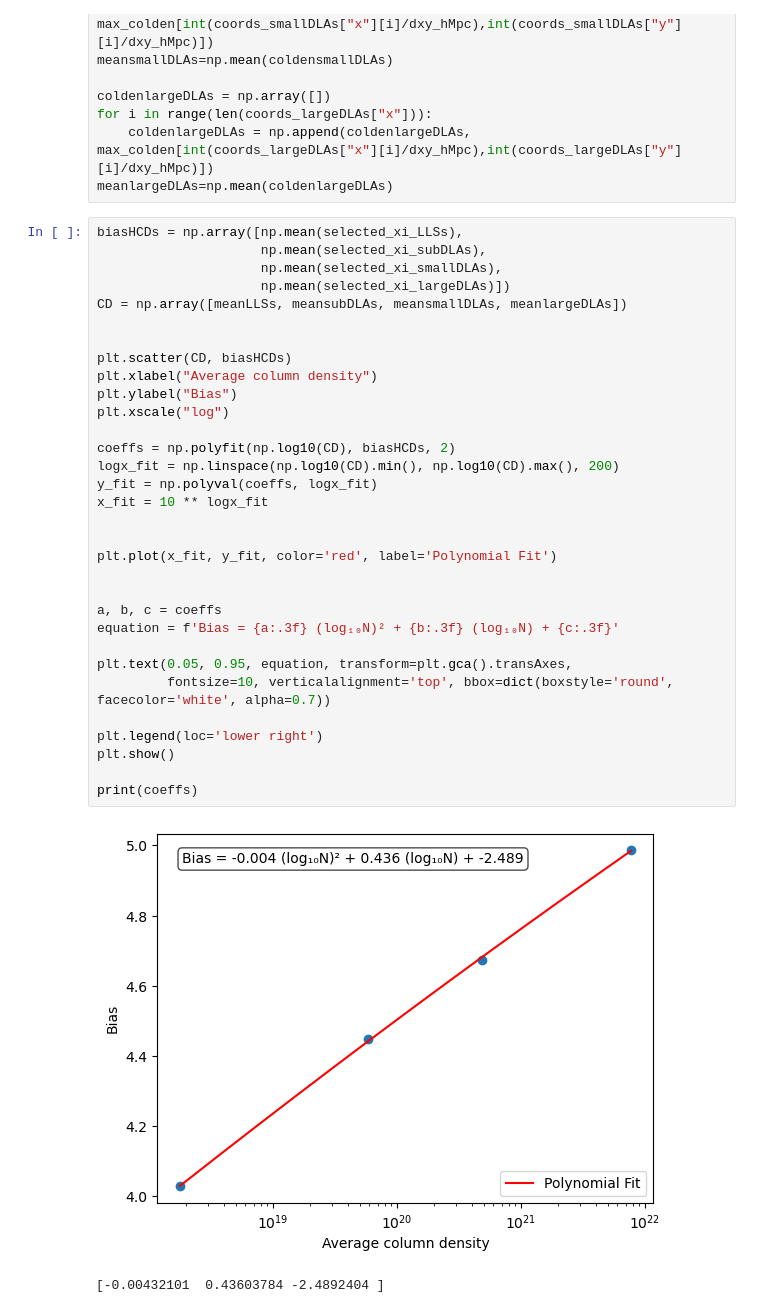
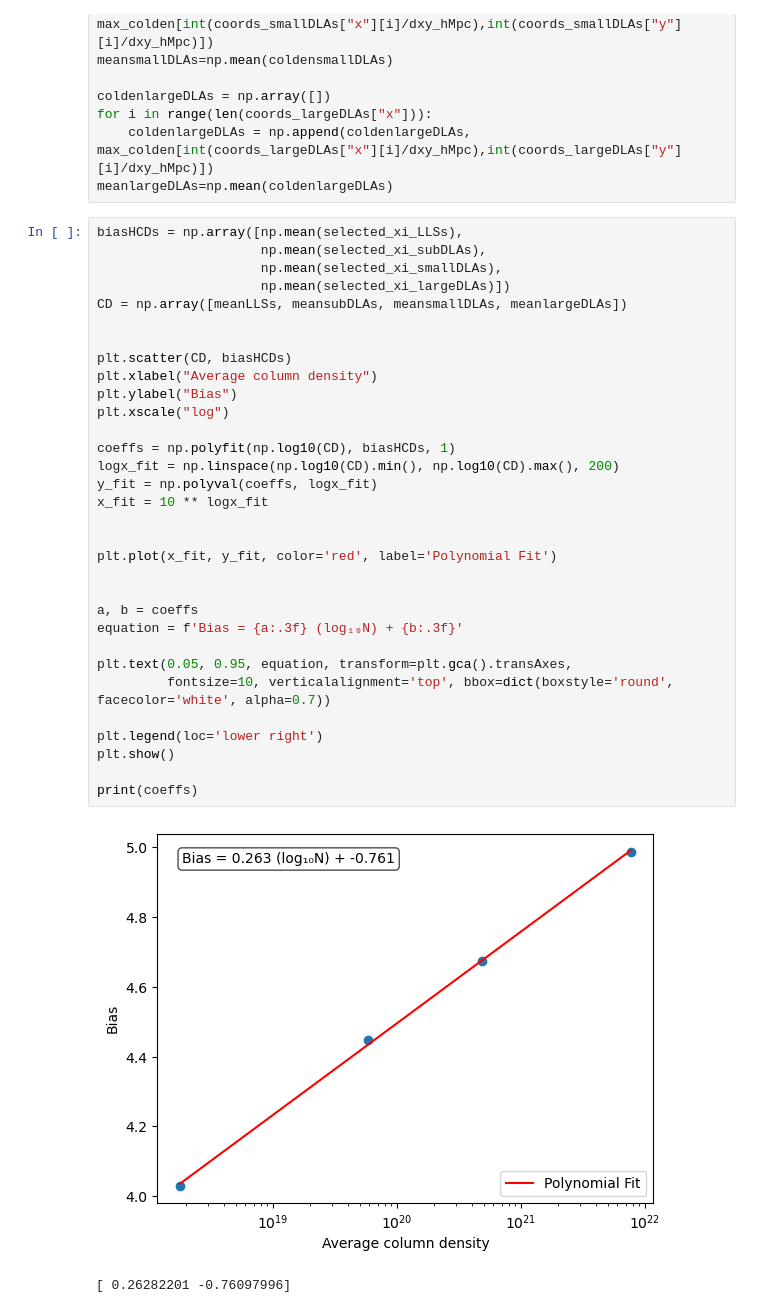
Before and after one commit to andreufont/astrid_hcd, a Jupyter notebook: Corrfunction.ipynb, the cells around one changed output. Saved outputs shown, nothing was run; the diff lists cells and outputs as text.

```diff
--- a/Corrfunction.ipynb
+++ b/Corrfunction.ipynb
@@ -154,35 +154,35 @@ meanlargeDLAs=np.mean(coldenlargeDLAs)
 # %%
 biasHCDs = np.array([np.mean(selected_xi_LLSs),
                      np.mean(selected_xi_subDLAs),
                      np.mean(selected_xi_smallDLAs),
                      np.mean(selected_xi_largeDLAs)])
 CD = np.array([meanLLSs, meansubDLAs, meansmallDLAs, meanlargeDLAs])
 
 
 plt.scatter(CD, biasHCDs)
 plt.xlabel("Average column density")
 plt.ylabel("Bias")
 plt.xscale("log")
 
-coeffs = np.polyfit(np.log10(CD), biasHCDs, 2)
+coeffs = np.polyfit(np.log10(CD), biasHCDs, 1)
 logx_fit = np.linspace(np.log10(CD).min(), np.log10(CD).max(), 200)
 y_fit = np.polyval(coeffs, logx_fit)
 x_fit = 10 ** logx_fit
 
 
 plt.plot(x_fit, y_fit, color='red', label='Polynomial Fit')
 
 
-a, b, c = coeffs
-equation = f'Bias = {a:.3f} (log₁₀N)² + {b:.3f} (log₁₀N) + {c:.3f}'
+a, b = coeffs
+equation = f'Bias = {a:.3f} (log₁₀N) + {b:.3f}'
 
 plt.text(0.05, 0.95, equation, transform=plt.gca().transAxes,
          fontsize=10, verticalalignment='top', bbox=dict(boxstyle='round', facecolor='white', alpha=0.7))
 
 plt.legend(loc='lower right')
 plt.show()
 
 print(coeffs)
 # %% [output]
-[figure, old version]
+[figure, new version]
-[-0.00432101  0.43603784 -2.4892404 ]
+[ 0.26282201 -0.76097996]
```
